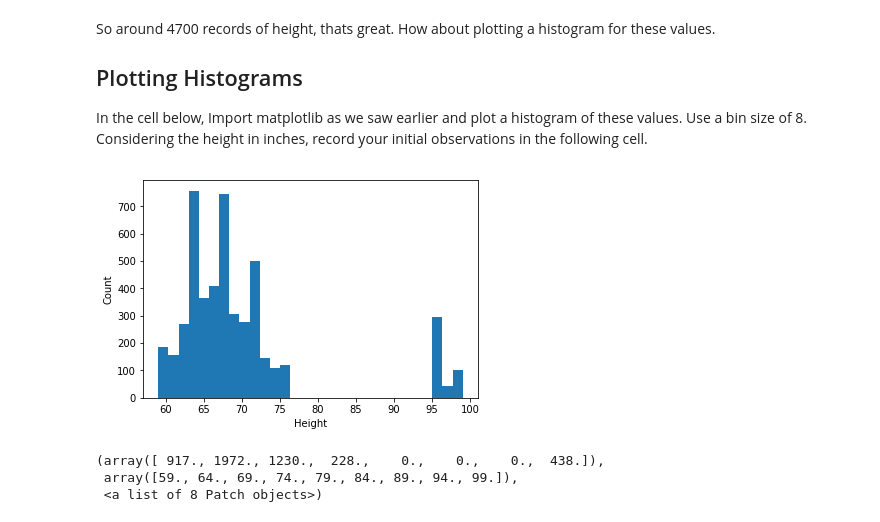
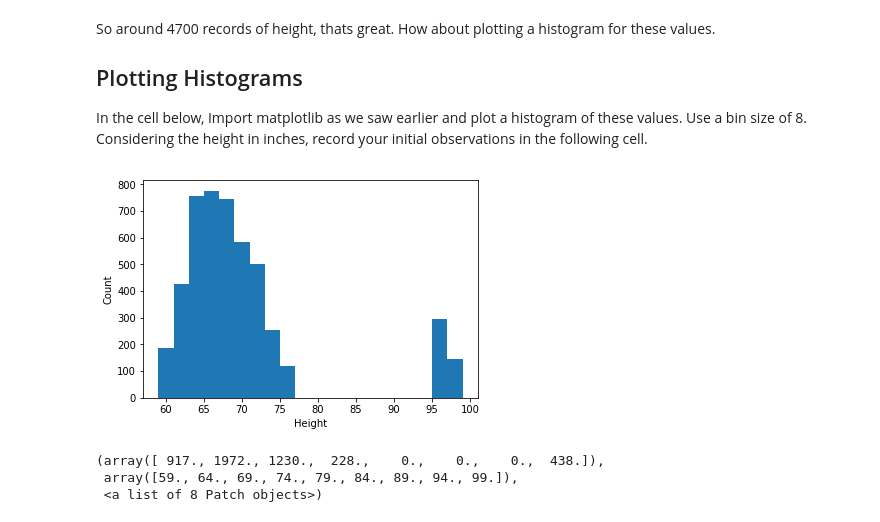
Before and after one commit to kylegwlawrence/dsc-1-02-17-implementing-statistics-with-functions-lab-online-ds-sp-000, a Jupyter notebook: index.ipynb, the cells around one changed output. Cells and saved outputs as stored; diff of their text form; code cells hidden in the pictures.

```diff
--- a/index.ipynb
+++ b/index.ipynb
@@ -41,14 +41,14 @@ In the cell below, Import matplotlib as we saw earlier and plot a histogram of t
 # %%
 # Import matplotlib and plot histogram for height data
 %matplotlib inline
 import matplotlib.pyplot as plt
 
-plt.hist(x = height, bins = 30)
+plt.hist(x = height, bins = 20)
 plt.xlabel('Height')
 plt.ylabel('Count')
 plt.show()
 # %% [output]
-[figure, old version]
+[figure, new version]
 # %%
 # Expected output below
 # %% [output]
```
Also changed, not shown: parts of 1 cell of this notebook.
